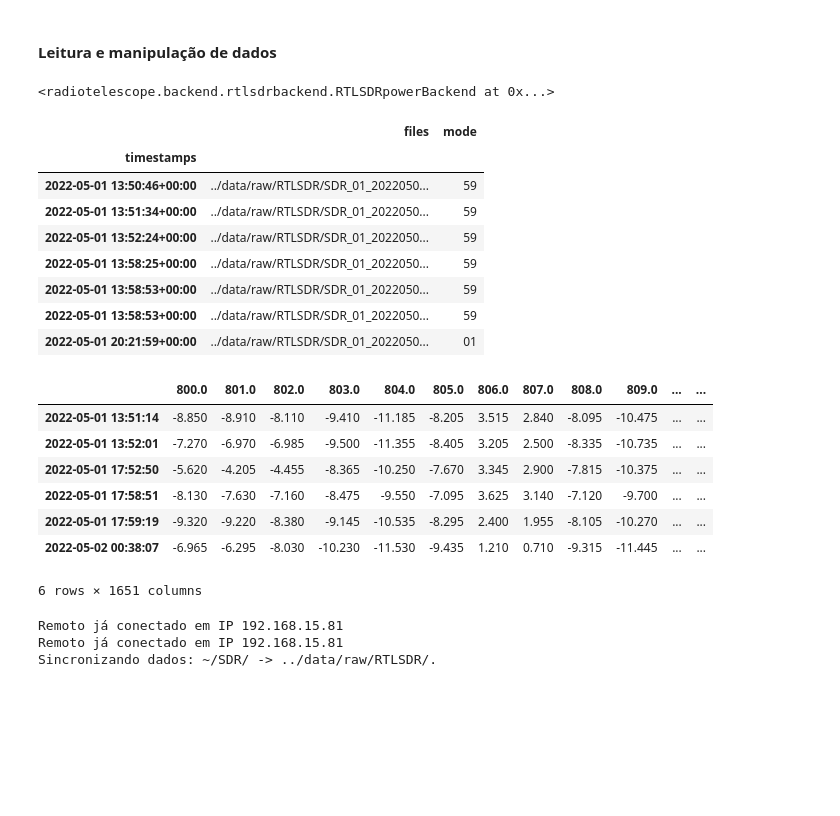
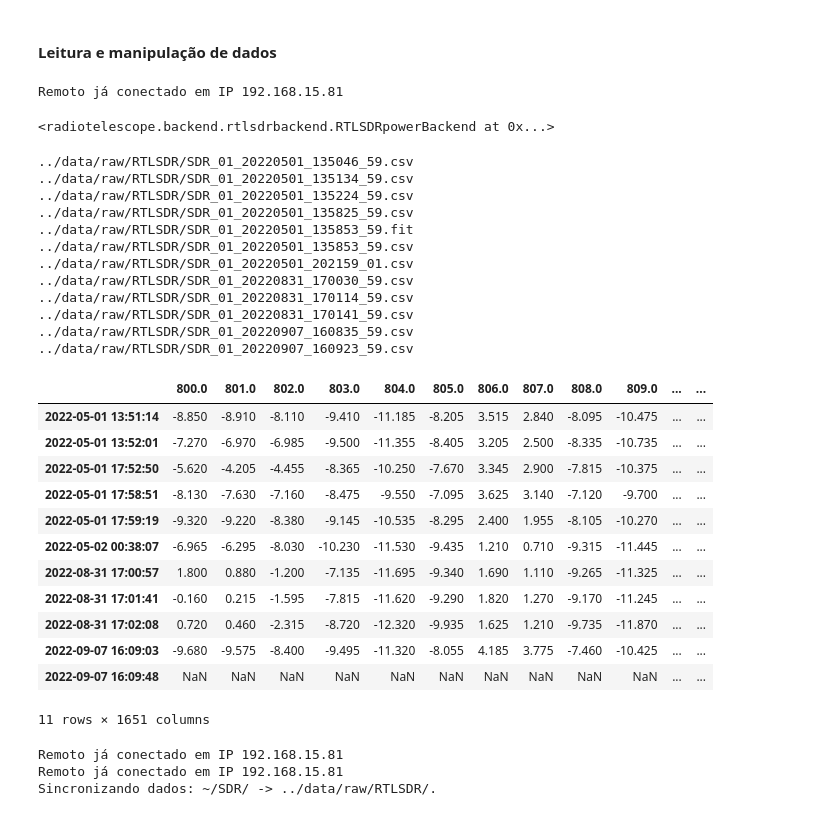
Before and after one commit to lbarosi/radiotelescope, a Jupyter notebook: notebooks/03_LB_15052022_testando_GNURADIO.ipynb, the cells around one changed output. Drawn from its saved outputs; the diff is of its cells as text; code cells hidden in the pictures; blank space fills up the shorter version.

```diff
--- a/notebooks/03_LB_15052022_testando_GNURADIO.ipynb
+++ b/notebooks/03_LB_15052022_testando_GNURADIO.ipynb
@@ -350,30 +357,42 @@ rtl_power -f 800M:1200M:1M -g50 -i 1s -e 20s ~/SDR/SDR_01_20220831_170141_59.csv
 # %% [markdown]
 #### Leitura e manipulação de dados
+# %%
+SDR_01.connect()._get_filenames()
+# %% [output]
+Remoto já conectado em IP 192.168.15.81
+<radiotelescope.backend.rtlsdrbackend.RTLSDRpowerBackend at 0x...>
 # %%
-SDR_01._get_filenames()
-SDR_01.filenames
+for file in SDR_01.filenames.files:
+    print(file)
 # %% [output]
-<radiotelescope.backend.rtlsdrbackend.RTLSDRpowerBackend at 0x...>
+../data/raw/RTLSDR/SDR_01_20220501_135046_59.csv
+../data/raw/RTLSDR/SDR_01_20220501_135134_59.csv
+../data/raw/RTLSDR/SDR_01_20220501_135224_59.csv
+../data/raw/RTLSDR/SDR_01_20220501_135825_59.csv
+../data/raw/RTLSDR/SDR_01_20220501_135853_59.fit
+../data/raw/RTLSDR/SDR_01_20220501_135853_59.csv
+../data/raw/RTLSDR/SDR_01_20220501_202159_01.csv
+../data/raw/RTLSDR/SDR_01_20220831_170030_59.csv
+../data/raw/RTLSDR/SDR_01_20220831_170114_59.csv
+../data/raw/RTLSDR/SDR_01_20220831_170141_59.csv
+../data/raw/RTLSDR/SDR_01_20220907_160835_59.csv
+../data/raw/RTLSDR/SDR_01_20220907_160923_59.csv
-|  | files | mode |
-| timestamps |  |  |
-| 2022-05-01 13:50:46+00:00 | ../data/raw/RTLSDR/SDR_01_2022050... | 59 |
-| 2022-05-01 13:51:34+00:00 | ../data/raw/RTLSDR/SDR_01_2022050... | 59 |
-| 2022-05-01 13:52:24+00:00 | ../data/raw/RTLSDR/SDR_01_2022050... | 59 |
-| 2022-05-01 13:58:25+00:00 | ../data/raw/RTLSDR/SDR_01_2022050... | 59 |
-| 2022-05-01 13:58:53+00:00 | ../data/raw/RTLSDR/SDR_01_2022050... | 59 |
-| 2022-05-01 13:58:53+00:00 | ../data/raw/RTLSDR/SDR_01_2022050... | 59 |
-| 2022-05-01 20:21:59+00:00 | ../data/raw/RTLSDR/SDR_01_2022050... | 01 |
 # %%
-SDR_01.load_measurement()
+SDR_01.load_measurement(extension="csv")
 # %% [output]
 |  | 800.0 | 801.0 | 802.0 | 803.0 | 804.0 | 805.0 | 806.0 | 807.0 | 808.0 | 809.0 | ... | ... |
 | 2022-05-01 13:51:14 | -8.850 | -8.910 | -8.110 | -9.410 | -11.185 | -8.205 | 3.515 | 2.840 | -8.095 | -10.475 | ... | ... |
 | 2022-05-01 13:52:01 | -7.270 | -6.970 | -6.985 | -9.500 | -11.355 | -8.405 | 3.205 | 2.500 | -8.335 | -10.735 | ... | ... |
 | 2022-05-01 17:52:50 | -5.620 | -4.205 | -4.455 | -8.365 | -10.250 | -7.670 | 3.345 | 2.900 | -7.815 | -10.375 | ... | ... |
 | 2022-05-01 17:58:51 | -8.130 | -7.630 | -7.160 | -8.475 | -9.550 | -7.095 | 3.625 | 3.140 | -7.120 | -9.700 | ... | ... |
 | 2022-05-01 17:59:19 | -9.320 | -9.220 | -8.380 | -9.145 | -10.535 | -8.295 | 2.400 | 1.955 | -8.105 | -10.270 | ... | ... |
 | 2022-05-02 00:38:07 | -6.965 | -6.295 | -8.030 | -10.230 | -11.530 | -9.435 | 1.210 | 0.710 | -9.315 | -11.445 | ... | ... |
+| 2022-08-31 17:00:57 | 1.800 | 0.880 | -1.200 | -7.135 | -11.695 | -9.340 | 1.690 | 1.110 | -9.265 | -11.325 | ... | ... |
+| 2022-08-31 17:01:41 | -0.160 | 0.215 | -1.595 | -7.815 | -11.620 | -9.290 | 1.820 | 1.270 | -9.170 | -11.245 | ... | ... |
+| 2022-08-31 17:02:08 | 0.720 | 0.460 | -2.315 | -8.720 | -12.320 | -9.935 | 1.625 | 1.210 | -9.735 | -11.870 | ... | ... |
+| 2022-09-07 16:09:03 | -9.680 | -9.575 | -8.400 | -9.495 | -11.320 | -8.055 | 4.185 | 3.775 | -7.460 | -10.425 | ... | ... |
+| 2022-09-07 16:09:48 | NaN | NaN | NaN | NaN | NaN | NaN | NaN | NaN | NaN | NaN | ... | ... |
-6 rows × 1651 columns
+11 rows × 1651 columns
 # %%
 SDR_01.connect().save_measurement()
 # %% [output]
```
Also changed, not shown: parts of 27 cells of this notebook, 19 other files.
